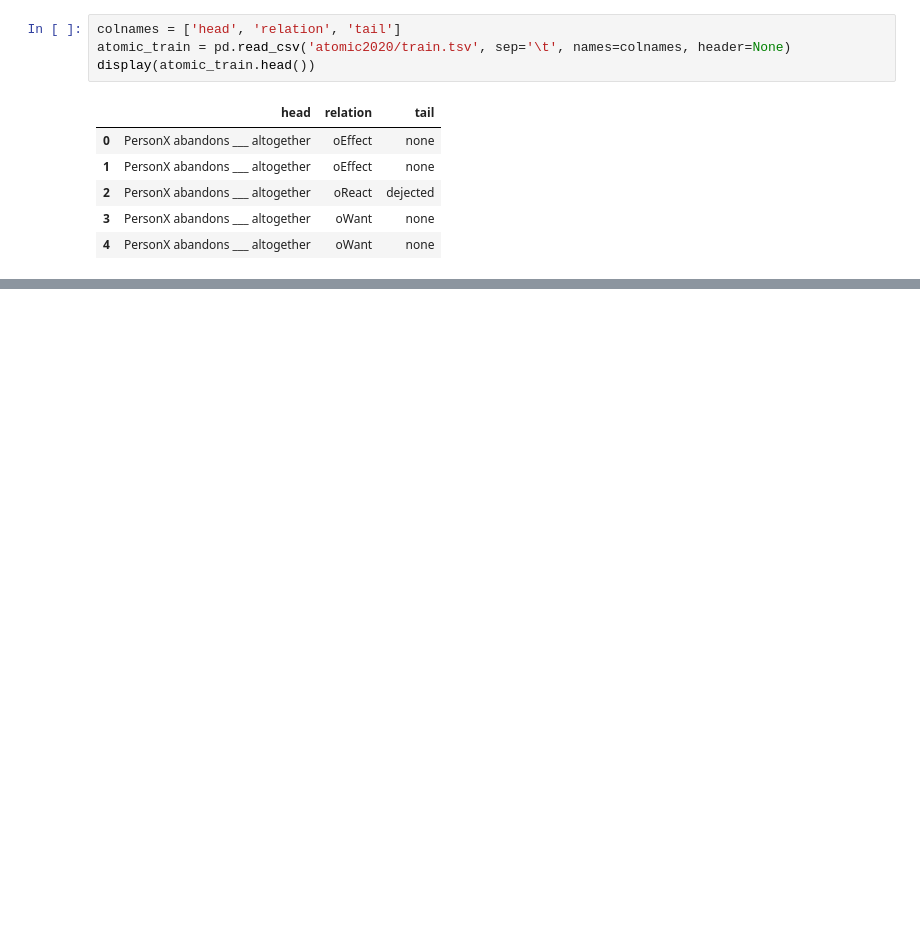
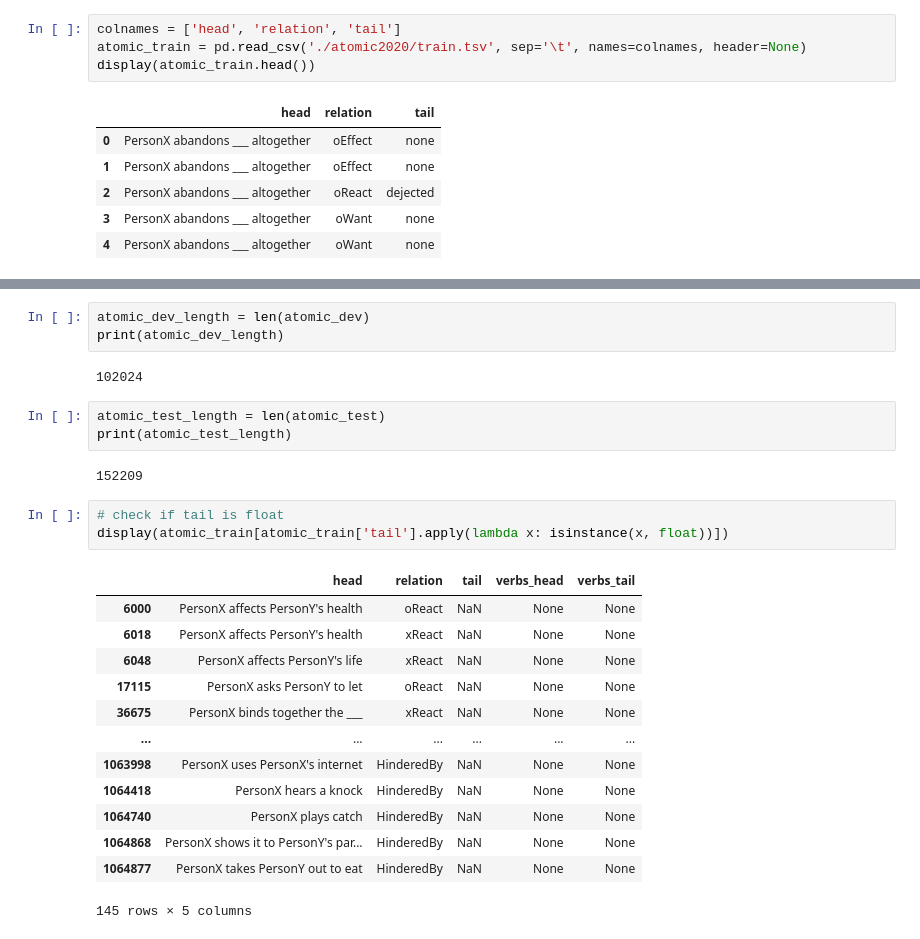
Before and after one commit to wojino/commonsense-reasoning, a Jupyter notebook: atomic-extract.ipynb, the cells around one changed output, grey strips where cells are left out. Cells and saved outputs as stored; diff of their text form; blank space fills up the shorter version.

Commit message:
PIQA to ATOMIC

```diff
--- a/atomic-extract.ipynb
+++ b/atomic-extract.ipynb
@@ -79,7 +167,7 @@ TypeError: 'set' object is not subscriptable
 ## 2.1 Open ATOMIC Dataset
 # %%
 colnames = ['head', 'relation', 'tail']
-atomic_train = pd.read_csv('atomic2020/train.tsv', sep='\t', names=colnames, header=None)
+atomic_train = pd.read_csv('./atomic2020/train.tsv', sep='\t', names=colnames, header=None)
 display(atomic_train.head())
 # %% [output]
 |  | head | relation | tail |
@@ -96,5 +211,32 @@ print(atomic_length)
 # %% [output]
 1076880
+# %%
+atomic_dev_length = len(atomic_dev)
+print(atomic_dev_length)
+# %% [output]
+102024
+# %%
+atomic_test_length = len(atomic_test)
+print(atomic_test_length)
+# %% [output]
+152209
+# %%
+# check if tail is float
+display(atomic_train[atomic_train['tail'].apply(lambda x: isinstance(x, float))])
+# %% [output]
+|  | head | relation | tail | verbs_head | verbs_tail |
+| 6000 | PersonX affects PersonY's health | oReact | NaN | None | None |
+| 6018 | PersonX affects PersonY's health | xReact | NaN | None | None |
+| 6048 | PersonX affects PersonY's life | xReact | NaN | None | None |
+| 17115 | PersonX asks PersonY to let | oReact | NaN | None | None |
+| 36675 | PersonX binds together the ___ | xReact | NaN | None | None |
+| ... | ... | ... | ... | ... | ... |
+| 1063998 | PersonX uses PersonX's internet | HinderedBy | NaN | None | None |
+| 1064418 | PersonX hears a knock | HinderedBy | NaN | None | None |
+| 1064740 | PersonX plays catch | HinderedBy | NaN | None | None |
+| 1064868 | PersonX shows it to PersonY's par... | HinderedBy | NaN | None | None |
+| 1064877 | PersonX takes PersonY out to eat | HinderedBy | NaN | None | None |
+145 rows × 5 columns
 # %%
 nlp = spacy.load('en_core_web_sm')
 
```
Also changed, not shown: parts of 35 cells of this notebook, 10 other files.
